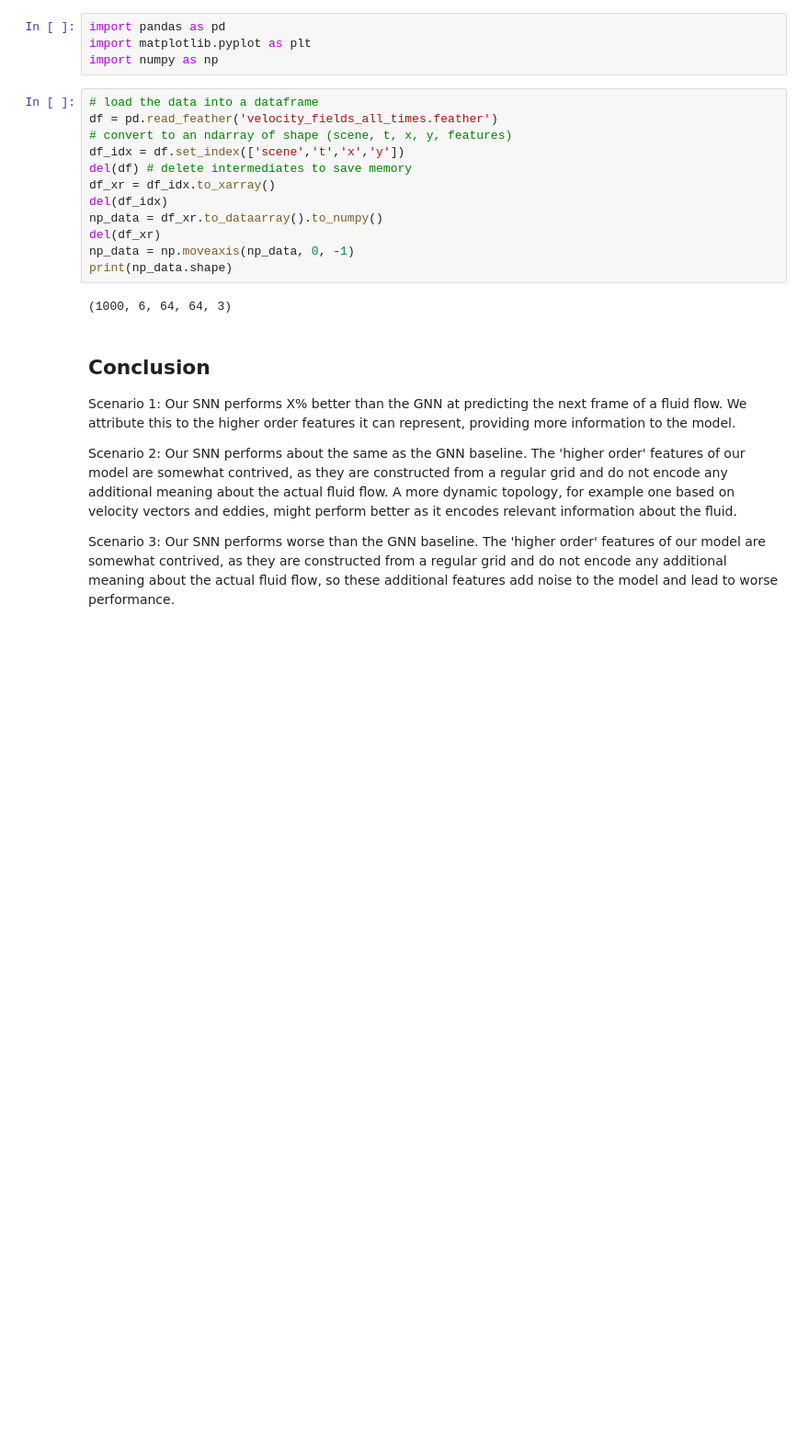
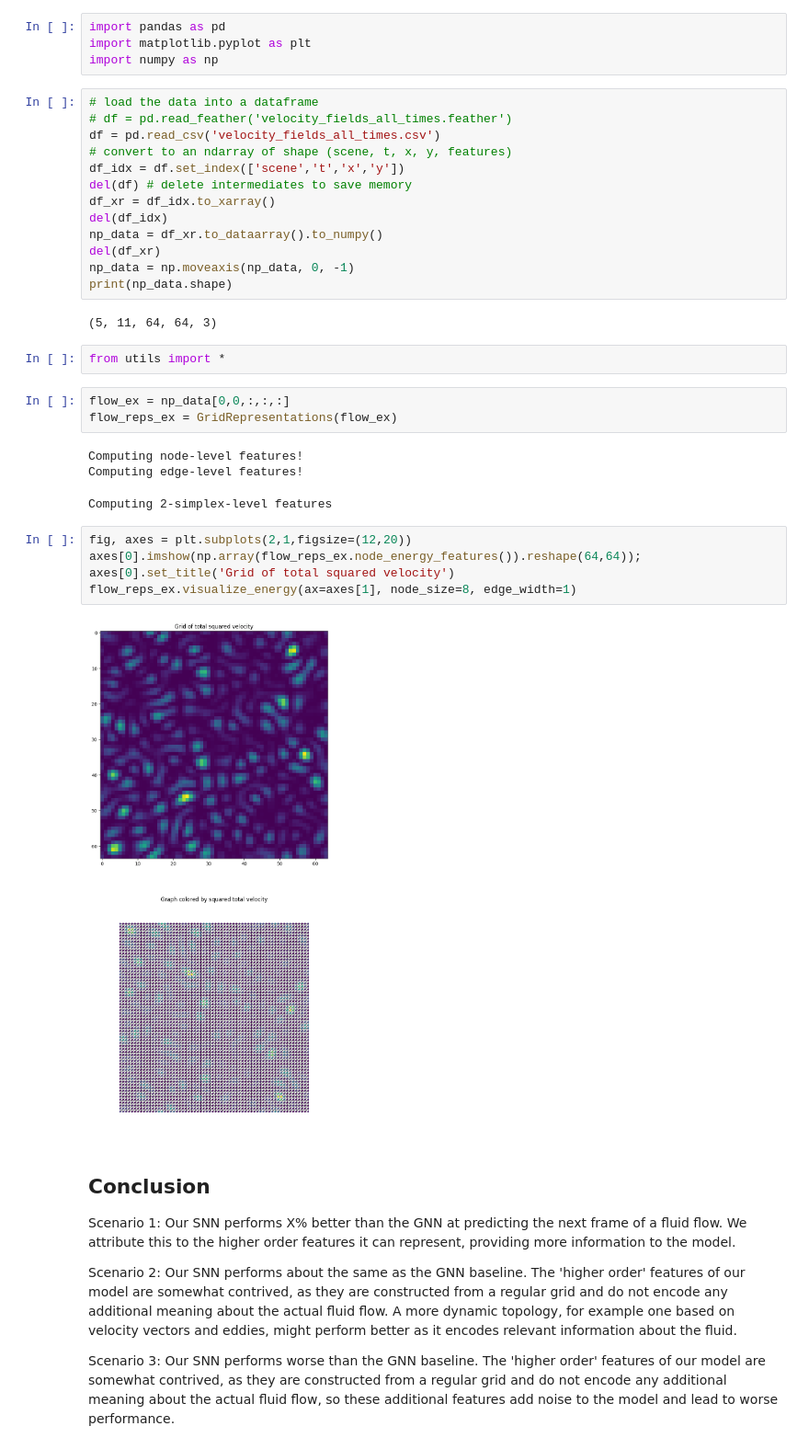
Before and after one commit to naomirehman1008/fluid_lab, a Jupyter notebook: camera_ready.ipynb, the cells around one changed output. Shown: that part at 92% size. Drawn from its saved outputs; the diff is of its cells as text; blank space fills up the shorter version.

Commit message:
utils for graph & complex representation

```diff
--- a/camera_ready.ipynb
+++ b/camera_ready.ipynb
@@ -53,7 +53,8 @@ import matplotlib.pyplot as plt
 import numpy as np
 # %%
 # load the data into a dataframe
-df = pd.read_feather('velocity_fields_all_times.feather')
+# df = pd.read_feather('velocity_fields_all_times.feather')
+df = pd.read_csv('velocity_fields_all_times.csv')
 # convert to an ndarray of shape (scene, t, x, y, features)
 df_idx = df.set_index(['scene','t','x','y'])
 del(df) # delete intermediates to save memory
@@ -64,7 +65,23 @@ del(df_xr)
 np_data = np.moveaxis(np_data, 0, -1)
 print(np_data.shape)
 # %% [output]
-(1000, 6, 64, 64, 3)
+(5, 11, 64, 64, 3)
+# %%
+from utils import *
+# %%
+flow_ex = np_data[0,0,:,:,:]
+flow_reps_ex = GridRepresentations(flow_ex)
+# %% [output]
+Computing node-level features!
+Computing edge-level features!
+Computing 2-simplex-level features
+# %%
+fig, axes = plt.subplots(2,1,figsize=(12,20))
+axes[0].imshow(np.array(flow_reps_ex.node_energy_features()).reshape(64,64));
+axes[0].set_title('Grid of total squared velocity')
+flow_reps_ex.visualize_energy(ax=axes[1], node_size=8, edge_width=1)
+# %% [output]
+[figure, added]
 # %% [markdown]
 ## Conclusion
 
```
Also changed, not shown: 3 other files.
